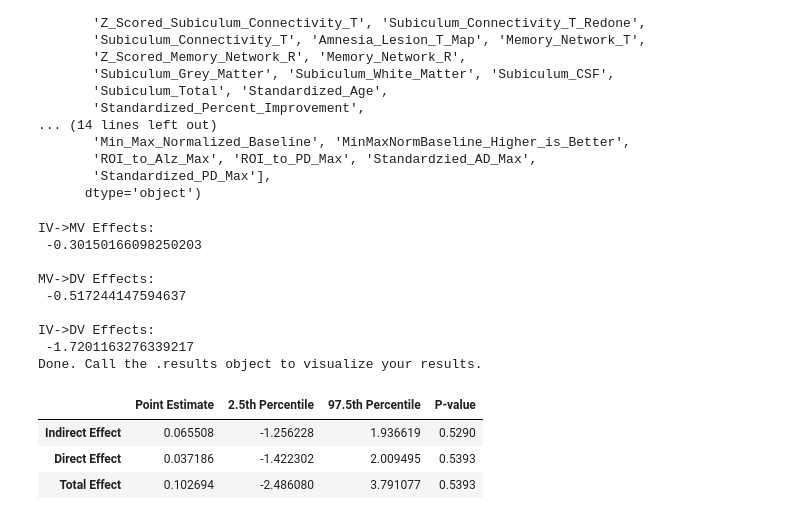
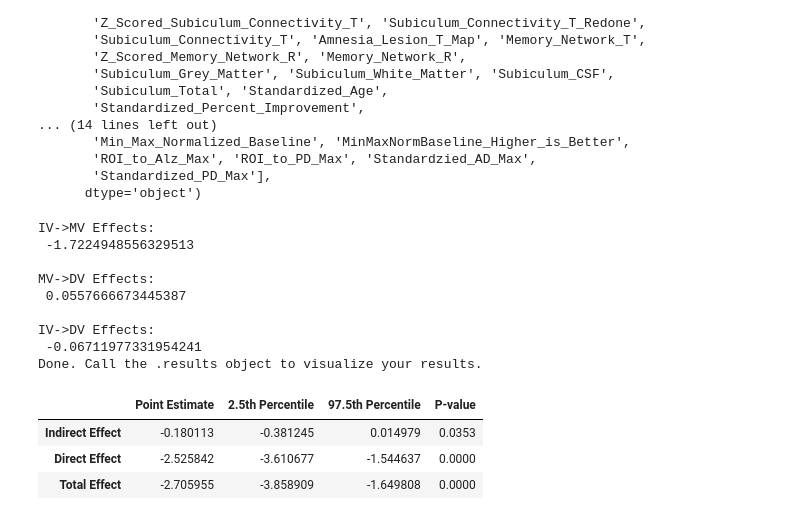
Before and after one commit to Calvinwhow/calvin_utils_project, a Jupyter notebook: notebooks/statistical_notebooks/structural_equation_notebooks/mediated_moderation.ipynb, the cells around one changed output. Drawn from its saved outputs; the diff is of its cells as text; code cells hidden in the pictures.

```diff
--- a/notebooks/statistical_notebooks/structural_equation_notebooks/mediated_moderation.ipynb
+++ b/notebooks/statistical_notebooks/structural_equation_notebooks/mediated_moderation.ipynb
@@ -571,28 +588,28 @@ Index(['subject', 'Age', 'Hippocampus_GM_Vol', 'Parahippocampal_Gyrus_GM_Vol',
 # %%
 medmod = MediatedModerationAnalysis(
     dataframe=data_df,
-    iv='Z_Scored_Subiculum_Connectivity_T',
-    mediator='Hippocampus_GM_Vol',
-    moderator='Age',
+    iv='Hippocampus_GM_Vol',
+    mediator='Age',
+    moderator='Z_Scored_Subiculum_Connectivity_T',
     dv='Z_Scored_Percent_Cognitive_Improvement',
-    moderate_stage_1=True,
+    moderate_stage_1=False,
     moderate_stage_2=True,
-    moderate_direct=True,
-    moderator_value=20
+    moderate_direct=False,
+    moderator_value=2
     )
 medmod.run()
 display(medmod.results)
 # %% [output]
 IV->MV Effects:
- -0.30150166098250203
+ -1.7224948556329513
 
 MV->DV Effects:
- -0.517244147594637
+ 0.0557666673445387
 
 IV->DV Effects:
- -1.7201163276339217
+ -0.06711977331954241
 Done. Call the .results object to visualize your results.
 |  | Point Estimate | 2.5th Percentile | 97.5th Percentile | P-value |
-| Indirect Effect | 0.065508 | -1.256228 | 1.936619 | 0.5290 |
-| Direct Effect | 0.037186 | -1.422302 | 2.009495 | 0.5393 |
-| Total Effect | 0.102694 | -2.486080 | 3.791077 | 0.5393 |
+| Indirect Effect | -0.180113 | -0.381245 | 0.014979 | 0.0353 |
+| Direct Effect | -2.525842 | -3.610677 | -1.544637 | 0.0000 |
+| Total Effect | -2.705955 | -3.858909 | -1.649808 | 0.0000 |
```
Also changed, not shown: parts of 1 cell of this notebook, 4 other files.
